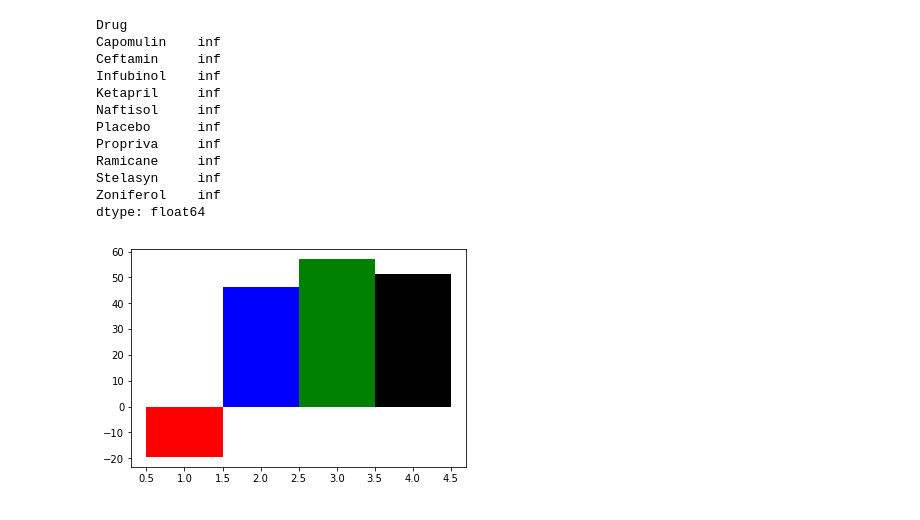
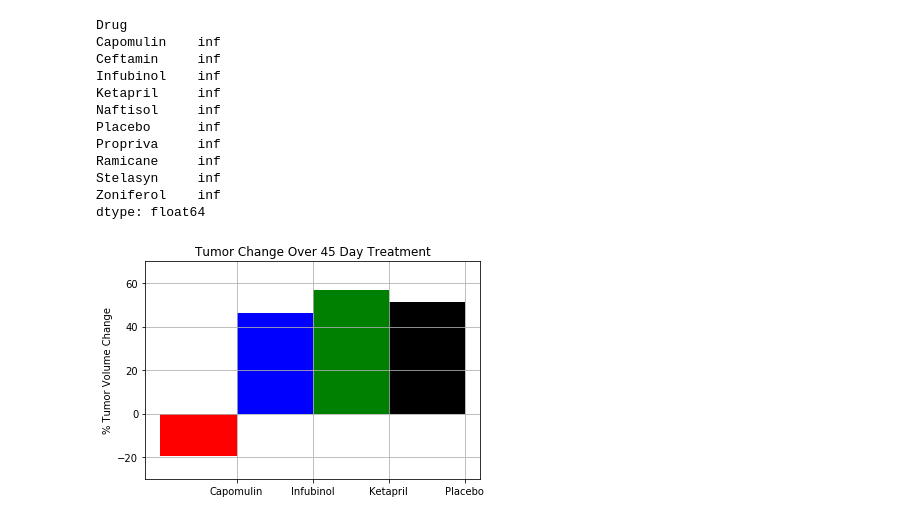
Before and after one commit to jasonzelaya/Pymaceuticals, a Jupyter notebook: pymaceuticals.ipynb, the cells around one changed output. Saved outputs shown, nothing was run; the diff lists cells and outputs as text; code cells hidden in the pictures.

Commit message:
Set the bar graph's axes labels, ticks, title and gridlines
The bar graph is easier to understand.

```diff
--- a/pymaceuticals.ipynb
+++ b/pymaceuticals.ipynb
@@ -316,15 +316,28 @@ dtype: float64
 # %%
 # Create figure and one subplot
 fig, ax = plt.subplots()
 
 # Values to plot
 y_pct_changes = [tumor_mean_change["Capomulin"], tumor_mean_change["Infubinol"],
-               tumor_mean_change["Ketapril"], tumor_mean_change["Placebo"]]
+                tumor_mean_change["Ketapril"], tumor_mean_change["Placebo"]]
 
-# Draw bar graph
-ax.bar([1, 2, 3, 4], y_pct_changes, width=1, color=["red", "blue", "green", "black"])
+labels =["a", "b", "c", "d"]
+
+# Draw bar graphw
+ax.bar([1, 2, 3, 4], y_pct_changes, width=-1, align="edge", color=["red", "blue", "green", "black"],
+       tick_label=["Capomulin", "Infubinol", "Ketapril", "Placebo"])
+
+plt.title("Tumor Change Over 45 Day Treatment")
+ax.set_ylabel("% Tumor Volume Change")
+
+ax.set_ylim(-30, 70)
+ax.set_yticks(np.arange(-20, 80, 20))
+
+# Show grid lines
+plt.grid()
+
 
 # Display bar graph
 plt.show()
 # %% [output]
-[figure, old version]
+[figure, new version]
```
